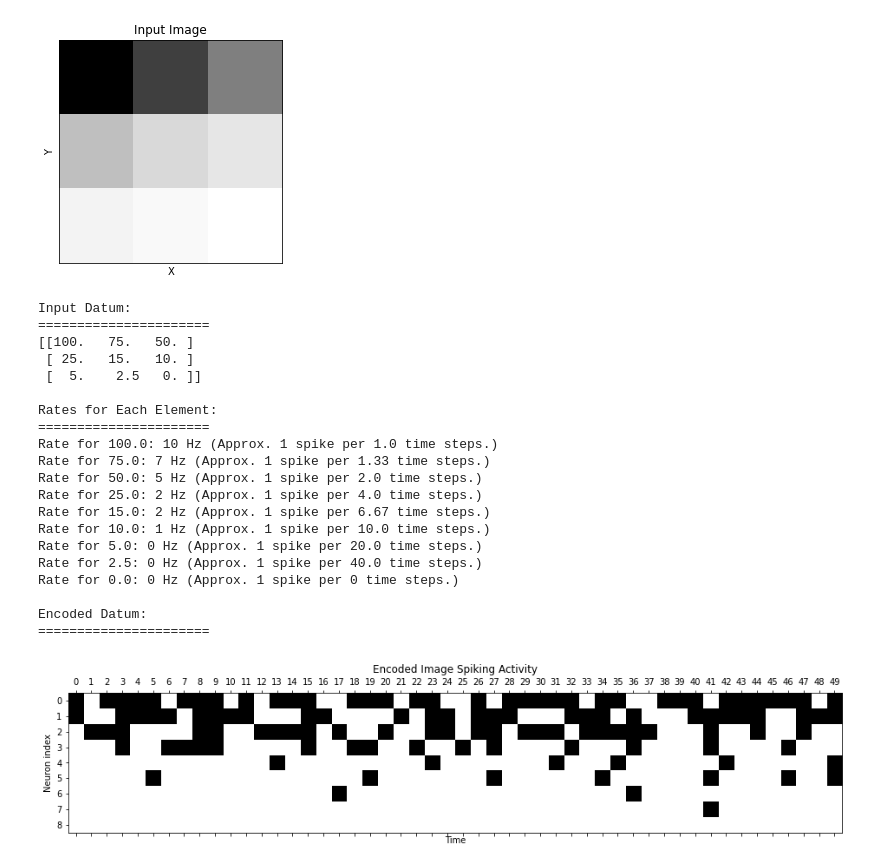
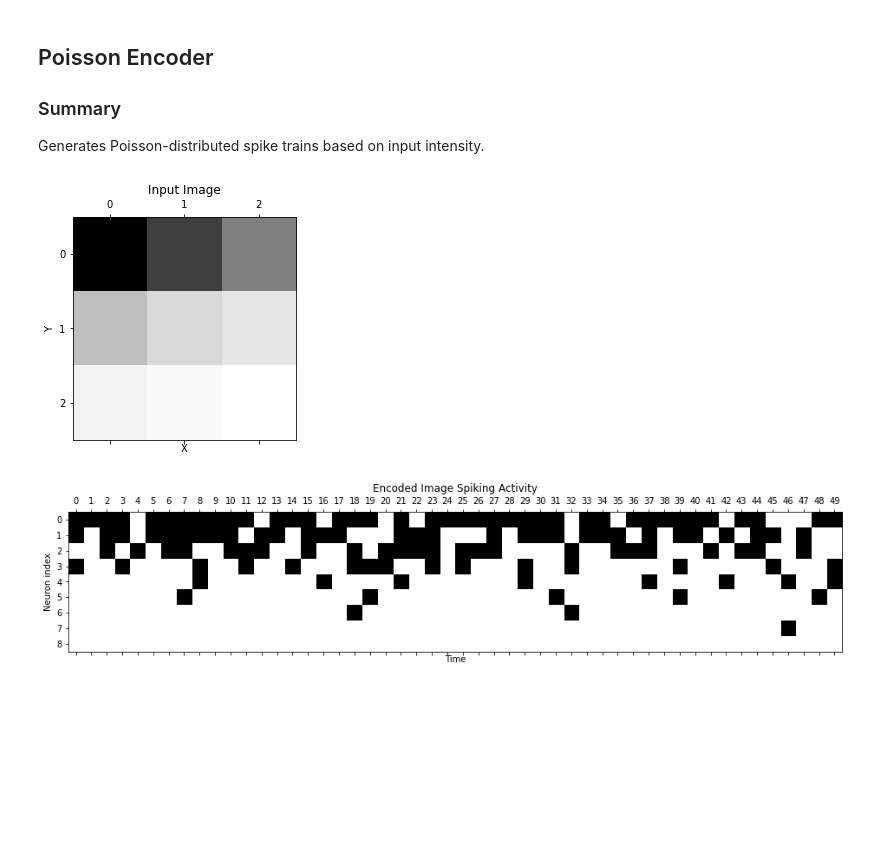
Before and after one commit to oshears/adv-ml-2020-snn-project, a Jupyter notebook: documentation/BindsNET_Encoder_Demo.ipynb, the cells around one changed output. Drawn from its saved outputs; the diff is of its cells as text; code cells hidden in the pictures; blank space fills up the shorter version.

```diff
--- a/documentation/BindsNET_Encoder_Demo.ipynb
+++ b/documentation/BindsNET_Encoder_Demo.ipynb
@@ -73,3 +17,8 @@ where
+# %% [markdown]
+## Poisson Encoder
+
+### Summary
+Generates Poisson-distributed spike trains based on input intensity.
 # %%
 # time is the total sample duration in ms
 time = 500
@@ -77,71 +26,33 @@ time = 500
 # dt is the step size within the sample duration in ms
 dt = 10
 
 # num_steps is how many steps are generated based on the time and dt values
 num_steps = int(time/dt)
 
 # input data
 train_image = torch.FloatTensor([[100,75,50],[25,15,10],[5,2.5,0]])
 
 # show input image
 plt.matshow(train_image, cmap='binary')
 plt.xlabel('X')
 plt.ylabel('Y')
 plt.title('Input Image')
 plt.show()
 
-# print train data
-print("Input Datum:")
-print("======================")
-print(train_image.numpy())
-print()
-
-# rates
-print("Rates for Each Element:")
-print("======================")
-for element in train_image.flatten():
-    period = ((1/element.item())*(1000/dt)) if (element.item() != 0) else 0
-    rate = 1 / period if period != 0 else 0
-
-    print("Rate for "+str(element.item())+":",round(rate*dt),"Hz","(Approx. 1 spike per",round(period,2),"time steps.)")
-print()
-
 # create encoder and encode input
 encoder = PoissonEncoder(time=time, dt=dt)
 encoded_image = encoder(train_image)
-print("Encoded Datum:")
-print("======================")
 
 # Look at input spiking activity.
 encoded_image = np.reshape(encoded_image,(num_steps,train_image.nelement())).T
 plt.matshow(encoded_image, cmap='binary')
 plt.xlabel('Time')
 plt.ylabel('Neuron index')
 plt.title('Encoded Image Spiking Activity')
 plt.yticks(np.arange(train_image.nelement()))
 plt.xticks(np.arange(num_steps))
 plt.show()
 # %% [output]
-[figure, old version]
+[figure, new version]
-Input Datum:
-======================
-[[100.   75.   50. ]
- [ 25.   15.   10. ]
- [  5.    2.5   0. ]]
-
-Rates for Each Element:
-======================
-Rate for 100.0: 10 Hz (Approx. 1 spike per 1.0 time steps.)
-Rate for 75.0: 7 Hz (Approx. 1 spike per 1.33 time steps.)
-Rate for 50.0: 5 Hz (Approx. 1 spike per 2.0 time steps.)
-Rate for 25.0: 2 Hz (Approx. 1 spike per 4.0 time steps.)
-Rate for 15.0: 2 Hz (Approx. 1 spike per 6.67 time steps.)
-Rate for 10.0: 1 Hz (Approx. 1 spike per 10.0 time steps.)
-Rate for 5.0: 0 Hz (Approx. 1 spike per 20.0 time steps.)
-Rate for 2.5: 0 Hz (Approx. 1 spike per 40.0 time steps.)
-Rate for 0.0: 0 Hz (Approx. 1 spike per 0 time steps.)
-
-Encoded Datum:
-======================
-[figure, old version]
+[figure, new version]
 # %% [markdown]
```
Also changed, not shown: parts of 8 cells of this notebook, 3 other files.
